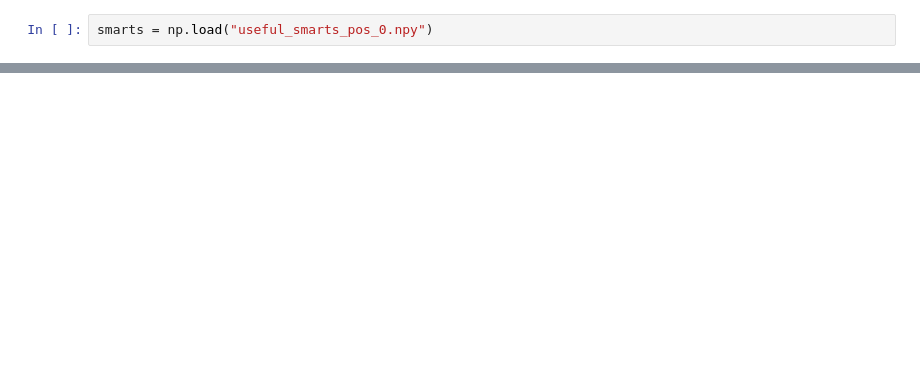
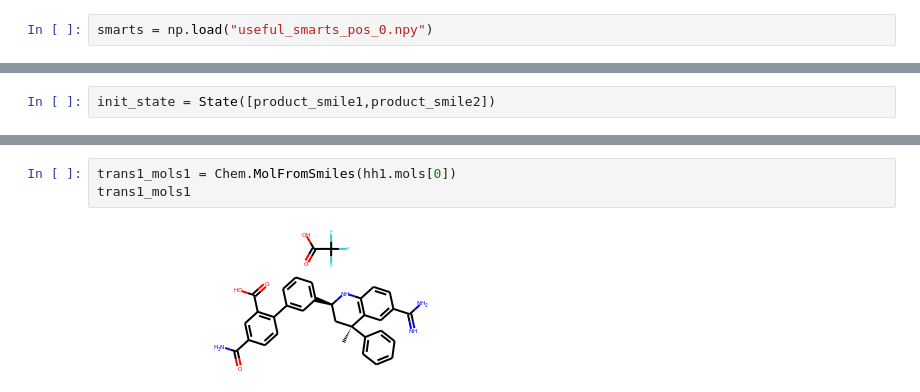
Before and after one commit to hyperji/ChemGo, a Jupyter notebook: Retrosynthetic/dev.ipynb, the cells around one changed output, grey strips where cells are left out. Drawn from its saved outputs; the diff is of its cells as text; blank space fills up the shorter version.

```diff
--- a/Retrosynthetic/dev.ipynb
+++ b/Retrosynthetic/dev.ipynb
@@ -210,0 +75,2 @@ Searcher.root.children
+# %%
+init_state = State([product_smile1,product_smile2])
@@ -210,0 +203,5 @@ Searcher.root.children
+# %%
+trans1_mols1 = Chem.MolFromSmiles(hh1.mols[0])
+trans1_mols1
+# %% [output]
+[figure, added]
```
Also changed, not shown: parts of 91 cells of this notebook, 8 other files.
